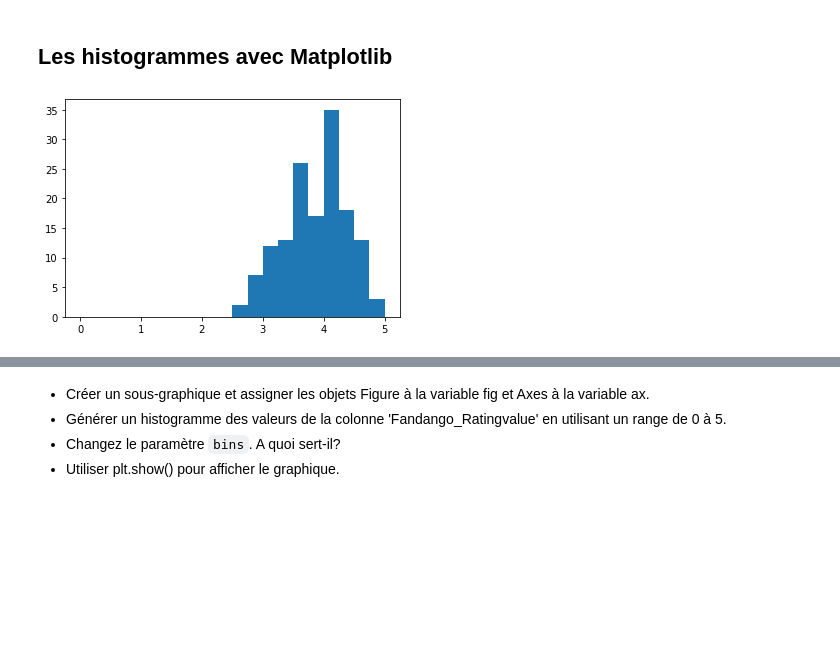
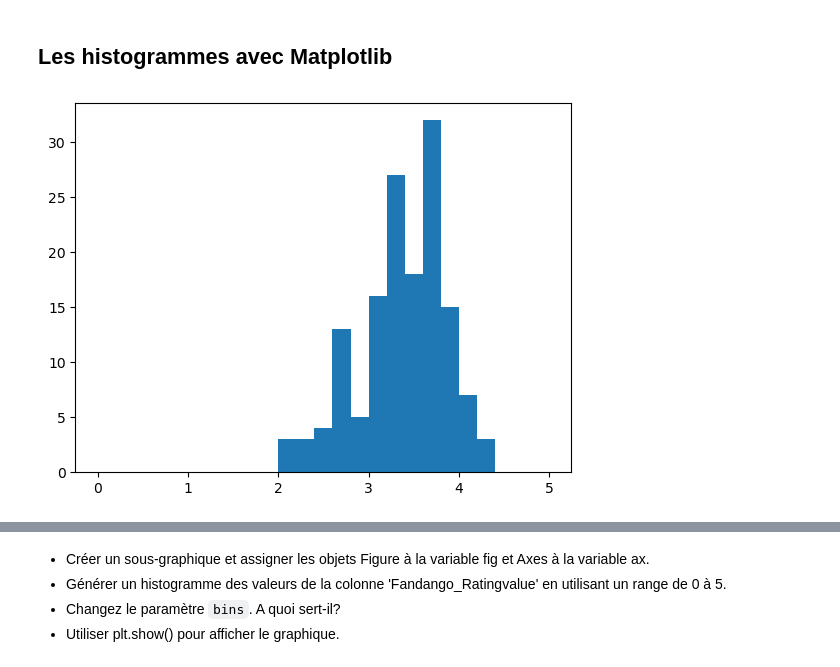
Before and after one commit to louiskuhn/IA-P3-Euskadi, a Jupyter notebook: Ressources/Python/2. Visualisation graphique/4. VisualisationGraphique_histogrammes.ipynb, the cells around one changed output, grey strips where cells are left out. Drawn from its saved outputs; the diff is of its cells as text; code cells hidden in the pictures; blank space fills up the shorter version.

```diff
--- a/Ressources/Python/2. Visualisation graphique/4. VisualisationGraphique_histogrammes.ipynb
+++ b/Ressources/Python/2. Visualisation graphique/4. VisualisationGraphique_histogrammes.ipynb
@@ -2,11 +2,9 @@
 # Visualisation graphique : histogrammes et boîtes à moustaches
 # %%
 import pandas as pd
-
-data = pd.read_csv('Data/fandango-scores.csv')
-cols = ['FILM', 'RT_user_norm', 'Metacritic_user_nom', 'IMDB_norm', 'Fandango_Ratingvalue']
-
-data_norm = data[cols]
-
-data_norm.head(10)
+df = pd.read_csv("Data/fandango-scores.csv",
+                 usecols=['FILM', 'RT_user_norm', 'Metacritic_user_nom', 'IMDB_norm', 'Fandango_Ratingvalue',
+                          'Fandango_Stars'],
+                index_col='FILM')
+df.head()
 # %% [output]
@@ -81,7 +102,7 @@ __À vous !__
 ## Les histogrammes avec Matplotlib
 # %%
 fig, ax = plt.subplots()
-ax.hist(data_norm["Fandango_Ratingvalue"], range=(0,5), bins=20)
+ax.hist(df["IMDB_norm"], range=(0,5), bins=25)
 plt.show()
 # %% [output]
-[figure, old version]
+[figure, new version]
```
Also changed, not shown: parts of 11 cells of this notebook, 2 other files.
